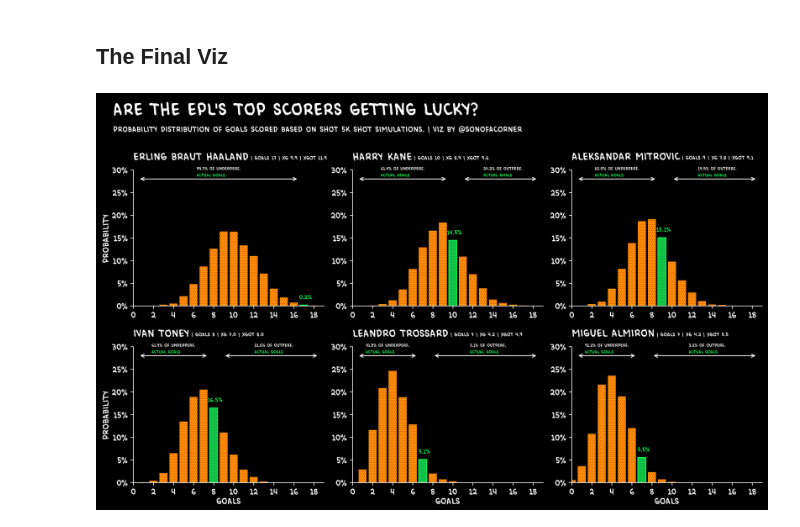
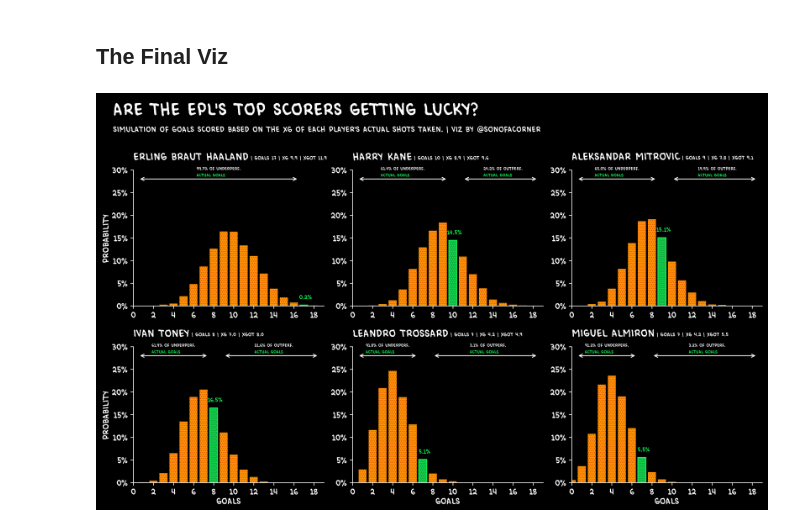
Before and after one commit to sonofacorner/soc-viz-of-the-week, a Jupyter notebook: 10312022/10312022.ipynb, the cells around one changed output. Cells and saved outputs as stored; diff of their text form; code cells hidden in the pictures.

```diff
--- a/10312022/10312022.ipynb
+++ b/10312022/10312022.ipynb
@@ -211,32 +211,32 @@ for index, ax in enumerate(axs.reshape(-1)):
     else:
         label_y = False
     plot_goal_sim(ax, player_id=top_scorers['player_id'].iloc[index], label_x=label_x, label_y=label_y)
 
 plt.subplots_adjust(wspace=0.15, hspace=.3)
 # We add the logos once we've reshaped the figure
 fig_text(
     x=0.1,y=1.03,
     s='Are the EPL\'s Top Scorers Getting Lucky?',
     ha='left',
     va='center',
     size='20',
     color='white'
 )
 fig_text(
     x=0.1,y=.98,
-    s='Probability distribution of goals scored based on shot 5K shot simulations. | Viz by @sonofacorner',
+    s='Simulation of goals scored based on the xG of each player\'s actual shots taken. | Viz by @sonofacorner',
     ha='left',
     va='center',
     size='9',
     color='white'
 )
 
 plt.savefig(
 	"figures/10312022_epl_goals.png",
 	dpi = 600,
 	bbox_inches="tight",
     edgecolor="none",
 	transparent = False
 )
 # %% [output]
-[figure, old version]
+[figure, new version]
```
